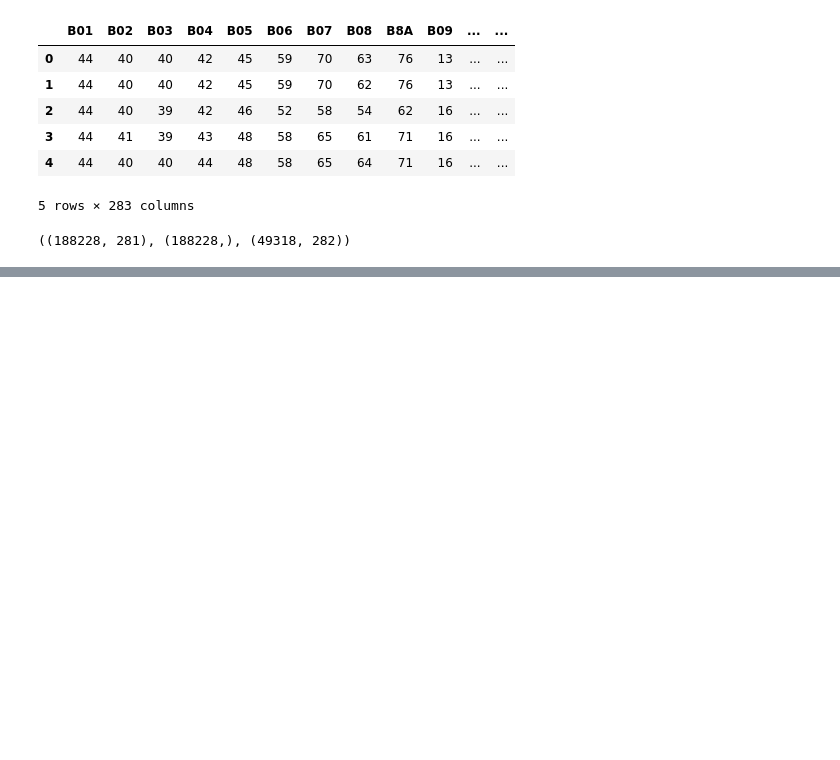
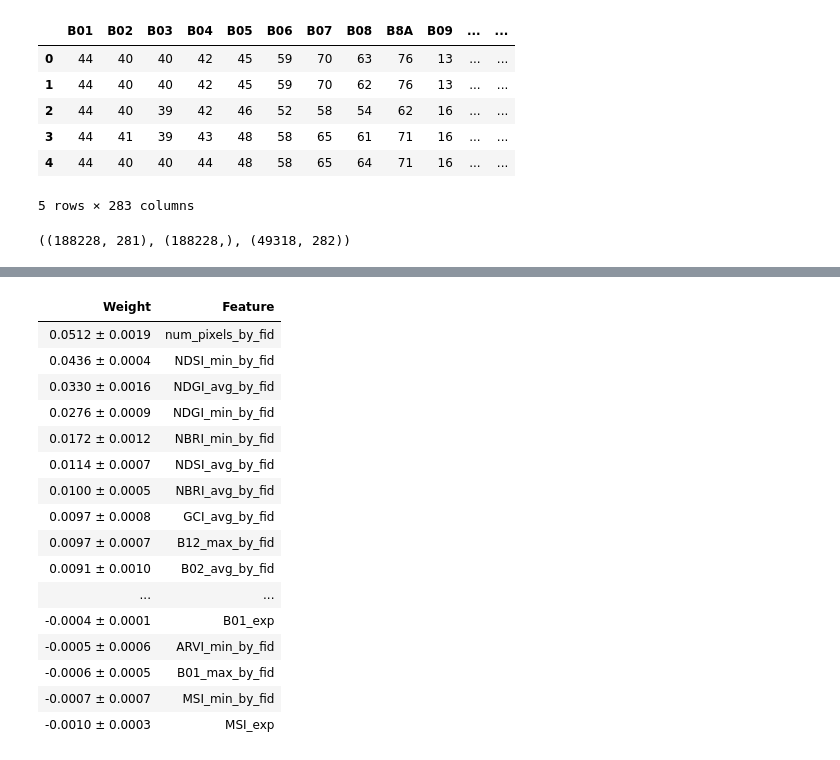
Before and after one commit to ArnolFokam/agrifieldnet-india-challenge, a Jupyter notebook: notebooks/baseline.ipynb, the cells around one changed output, grey strips where cells are left out. Drawn from its saved outputs; the diff is of its cells as text; code cells hidden in the pictures; blank space fills up the shorter version.

```diff
--- a/notebooks/baseline.ipynb
+++ b/notebooks/baseline.ipynb
@@ -188,0 +191,4 @@ from sklearn.utils.class_weight import compute_class_weight
+# %%
+# cb_pi --> catboost_permutation_importance\n",
+cb_pi = CatBoostClassifier(n_estimators = 1400, learning_rate = 0.03, random_state = 11, task_type = "GPU")
+cb_pi.fit(X_train, y_train)
@@ -188,0 +217,22 @@ from sklearn.utils.class_weight import compute_class_weight
+# %%
+pi = PermutationImportance(cb_pi, random_state = 90, n_iter = 5)
+pi.fit(X_val, y_val)
+eli5.show_weights(pi, feature_names = X_train.columns.tolist(), top = None)
+# %% [output]
+| Weight | Feature |
+| 0.0512 ± 0.0019 | num_pixels_by_fid |
+| 0.0436 ± 0.0004 | NDSI_min_by_fid |
+| 0.0330 ± 0.0016 | NDGI_avg_by_fid |
+| 0.0276 ± 0.0009 | NDGI_min_by_fid |
+| 0.0172 ± 0.0012 | NBRI_min_by_fid |
+| 0.0114 ± 0.0007 | NDSI_avg_by_fid |
+| 0.0100 ± 0.0005 | NBRI_avg_by_fid |
+| 0.0097 ± 0.0008 | GCI_avg_by_fid |
+| 0.0097 ± 0.0007 | B12_max_by_fid |
+| 0.0091 ± 0.0010 | B02_avg_by_fid |
+| ... | ... |
+| -0.0004 ± 0.0001 | B01_exp |
+| -0.0005 ± 0.0006 | ARVI_min_by_fid |
+| -0.0006 ± 0.0005 | B01_max_by_fid |
+| -0.0007 ± 0.0007 | MSI_min_by_fid |
+| -0.0010 ± 0.0003 | MSI_exp |
```
Also changed, not shown: parts of 9 cells of this notebook.
